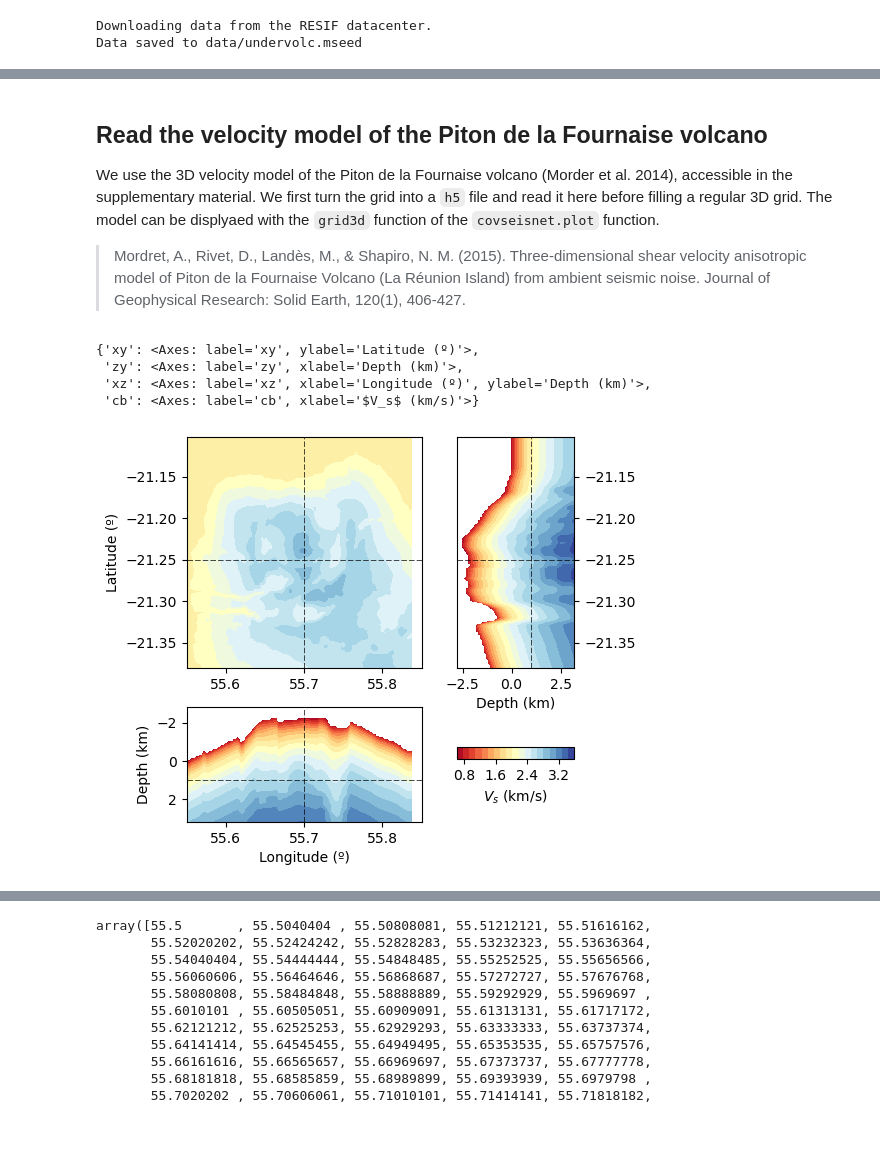
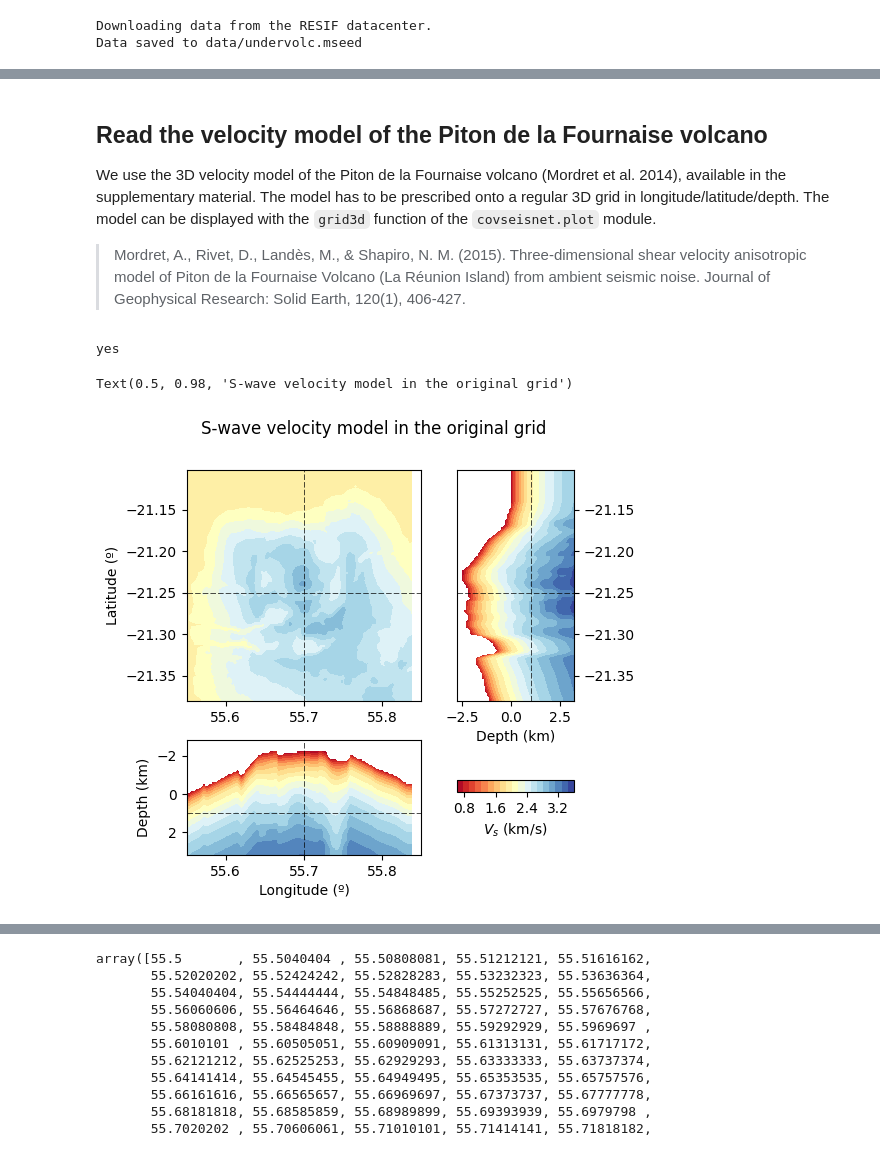
Before and after one commit to leonard-seydoux/covseisnet, a Jupyter notebook: docs/source/tutorials/01_introduction.ipynb, the cells around one changed output, grey strips where cells are left out. Saved outputs shown, nothing was run; the diff lists cells and outputs as text; code cells hidden in the pictures.

```diff
--- a/docs/source/tutorials/01_introduction.ipynb
+++ b/docs/source/tutorials/01_introduction.ipynb
@@ -58,39 +66,38 @@ gridlines.right_labels = False
 # %% [markdown]
 ## Read the velocity model of the Piton de la Fournaise volcano
 
-We use the 3D velocity model of the Piton de la Fournaise volcano (Morder et al. 2014), accessible in the supplementary material. We first turn the grid into a `h5` file and read it here before filling a regular 3D grid. The model can be displyaed with the `grid3d` function of the `covseisnet.plot` function.
+We use the 3D velocity model of the Piton de la Fournaise volcano (Mordret et al. 2014), available in the supplementary material. The model has to be prescribed onto a regular 3D grid in longitude/latitude/depth. The model can be displayed with the `grid3d` function of the `covseisnet.plot` module.
 
 > Mordret, A., Rivet, D., Landès, M., & Shapiro, N. M. (2015). Three‐dimensional shear velocity anisotropic model of Piton de la Fournaise Volcano (La Réunion Island) from ambient seismic noise. Journal of Geophysical Research: Solid Earth, 120(1), 406-427.
 # %%
 # Read the model
 filepath_model = Path("data/velocity_model_Mordret2025.h5").absolute()
 velocity_field_name = "Vs"
 
 # The h5 file contains the velocity model in a 3D grid with the following
 # dimensions in order: longitude, latitude, depth. The depth and velocity are
 # in meters and meters per second, respectively.
 with h5.File(filepath_model, "r") as velocity_model:
 
     # Coordinates
     lon = np.array(velocity_model["longitude"])
     lat = np.array(velocity_model["latitude"])
     depth = np.array(velocity_model["depth"]) * 1e-3
 
     # Velocity
     velocity = np.array(velocity_model[velocity_field_name])
     velocity /= 1e3
 
 # Get extent
 model = csn.velocity.model_from_grid(lon, lat, depth, velocity)
 
 # Plot the grid
-csn.plot.grid3d(model, profile_coordinates=[55.7, -21.25, 1], cmap="RdYlBu", label="$V_s$ (km/s)")
+fig, axes = csn.plot.grid3d(model, profile_coordinates=[55.7, -21.25, 1], cmap="RdYlBu", label="$V_s$ (km/s)")
+fig.suptitle("S-wave velocity model in the original grid")
 # %% [output]
-{'xy': <Axes: label='xy', ylabel='Latitude (º)'>,
- 'zy': <Axes: label='zy', xlabel='Depth (km)'>,
- 'xz': <Axes: label='xz', xlabel='Longitude (º)', ylabel='Depth (km)'>,
- 'cb': <Axes: label='cb', xlabel='$V_s$ (km/s)'>}
+yes
+Text(0.5, 0.98, 'S-wave velocity model in the original grid')
-[figure, old version]
+[figure, new version]
 # %%
 model_i = model.resample((20, 20, 20))
 
```
Also changed, not shown: parts of 8 cells of this notebook.
